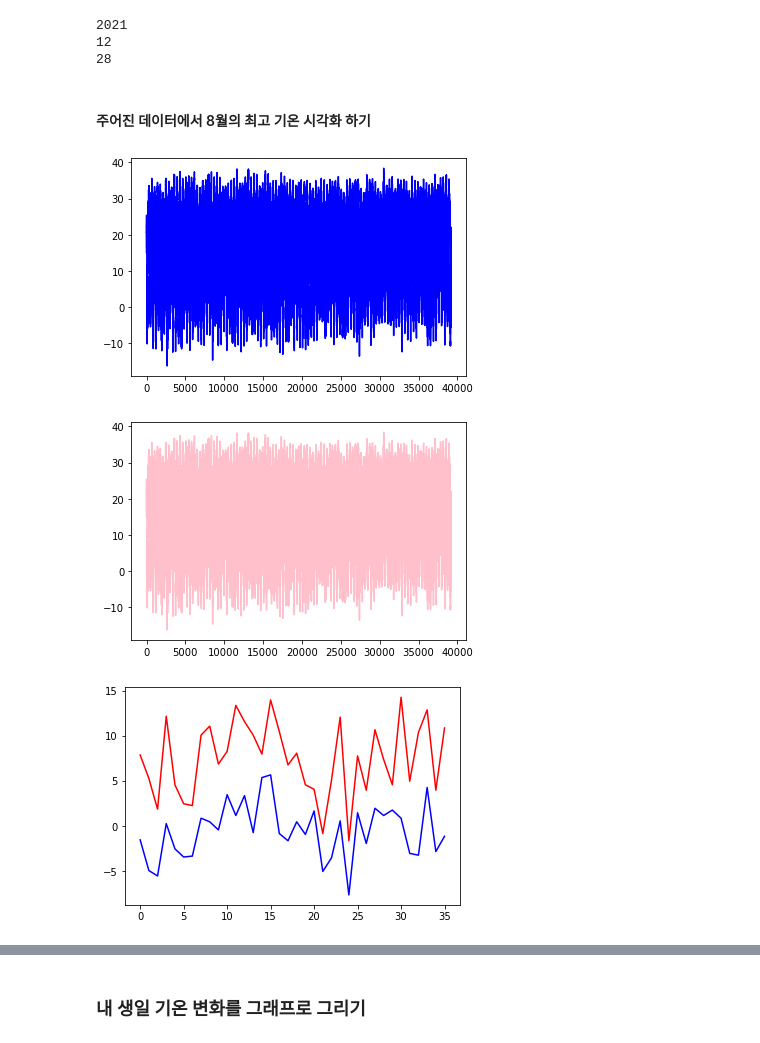
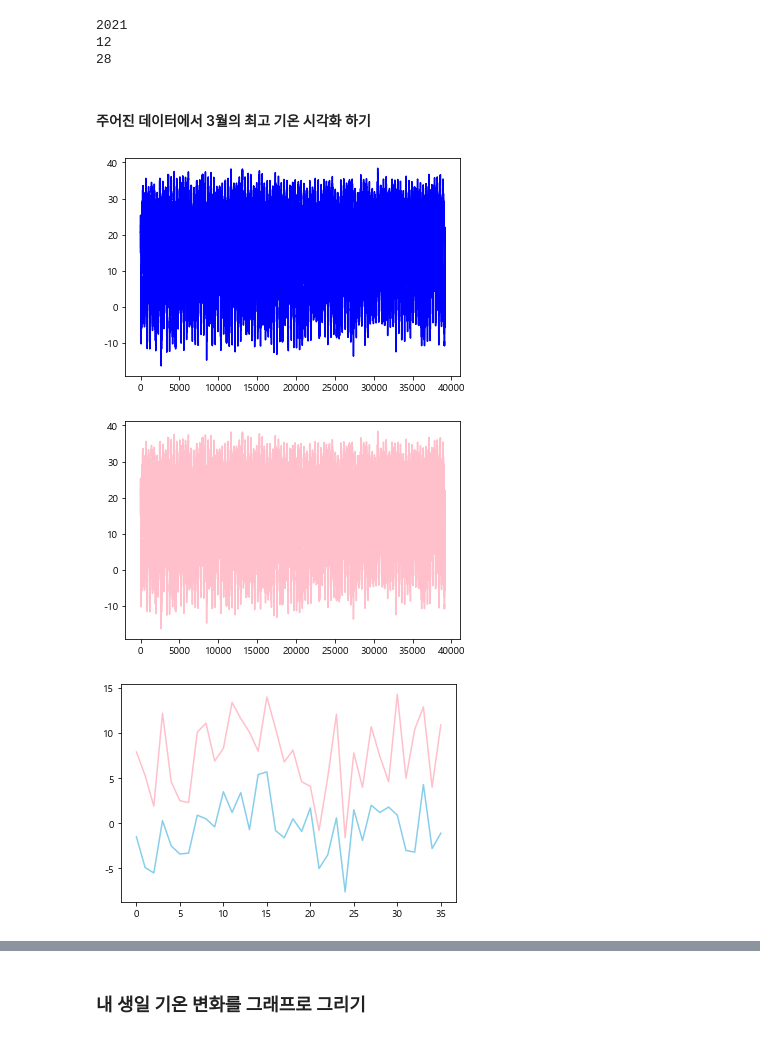
Before and after one commit to jibook/TIL, a Jupyter notebook: 모두의데이터분석_102_내 생일 기온변화를 그래프로 그리기_homework.ipynb, the cells around one changed output, grey strips where cells are left out. Saved outputs shown, nothing was run; the diff lists cells and outputs as text; code cells hidden in the pictures.

```diff
--- a/모두의데이터분석_102_내 생일 기온변화를 그래프로 그리기_homework.ipynb
+++ b/모두의데이터분석_102_내 생일 기온변화를 그래프로 그리기_homework.ipynb
@@ -37,9 +19,9 @@ import matplotlib.pyplot as plt
 f = open("C:/Users/jhjh3/Desktop/jicode/data/seoul_book.csv")
 data=csv.reader(f)
 next(data)
-result=[]
+result_book=[]
 
 for row in data:
     if row[-1] != '':
-        result.append(float(row[-1]))
-print(result)
+        result_book.append(float(row[-1]))
+print(result_book)
@@ -107,50 +89,50 @@ print(a[2])
 12
 28
 # %% [markdown]
-#### 주어진 데이터에서 8월의 최고 기온 시각화 하기
+#### 주어진 데이터에서 3월의 최고 기온 시각화 하기
 # %%
 for row in data:
     if row [-1]!='':
-        if row[0].split('-')[1]=='08':
-            result.append(float(row[-1]))
+        if row[0].split('-')[1]=='03':
+            result_book.append(float(row[-1]))
 # %%
-plt.plot(result,'b')
+plt.plot(result_book,'b')
 plt.show()
 # %% [output]
-[figure, old version]
+[figure, new version]
 # %%
 # 잘안돼ㅜ
 
 for row in data:
     if row[-1] !='':
-        if row[0].split('-')[1]=='03' and row[0].split('-')[2]=='06':
-            result.append(float(row[-1]))
+        if row[0].split('-')[1]=='03' & row[0].split('-')[2]=='06':
+            result_book.append(float(row[-1]))
 
-plt.plot(result,'pink')
+plt.plot(result_book,'pink')
 plt.show()
 # %% [output]
-[figure, old version]
+[figure, new version]
 # %%
 import csv
 import matplotlib.pyplot as plt
 
 f = open("C:/Users/jhjh3/Desktop/jicode/data/seoul_book.csv")
 data=csv.reader(f)
 next(data)
-high=[]
-low=[]
+high_book=[]
+low_book=[]
 
 
 for row in data:
     if row[-1] != '' and row[-2] != '':
         if 1983 <= int(row[0].split('-')[0]) :
             if row[0].split('-')[1]=='03' and row[0].split('-')[2]=='06':
-                high.append(float(row[-1]))
-                low.append(float(row[-2]))
+                high_book.append(float(row[-1]))
+                low_book.append(float(row[-2]))
 
 
-plt.plot(high, 'r')
-plt.plot(low, 'b')
+plt.plot(high_book, 'pink')
+plt.plot(low_book, 'skyblue')
 plt.show()
 # %% [output]
-[figure, old version]
+[figure, new version]
```
Also changed, not shown: parts of 23 cells of this notebook, 2 other files.
